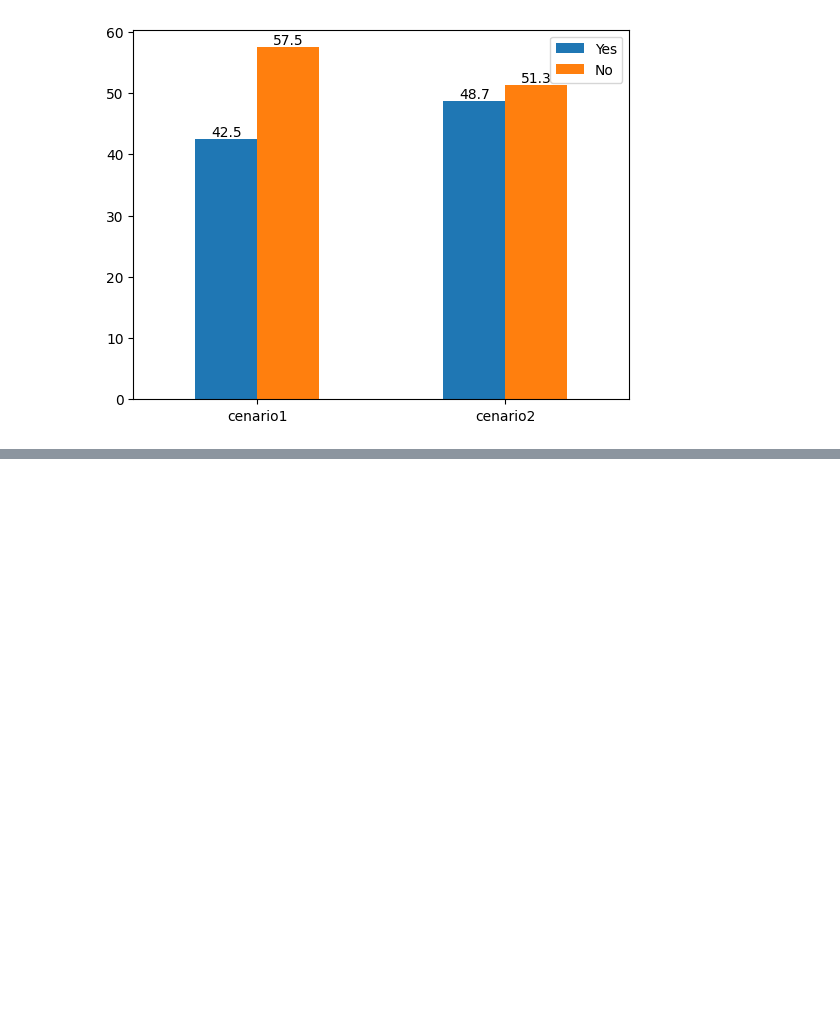
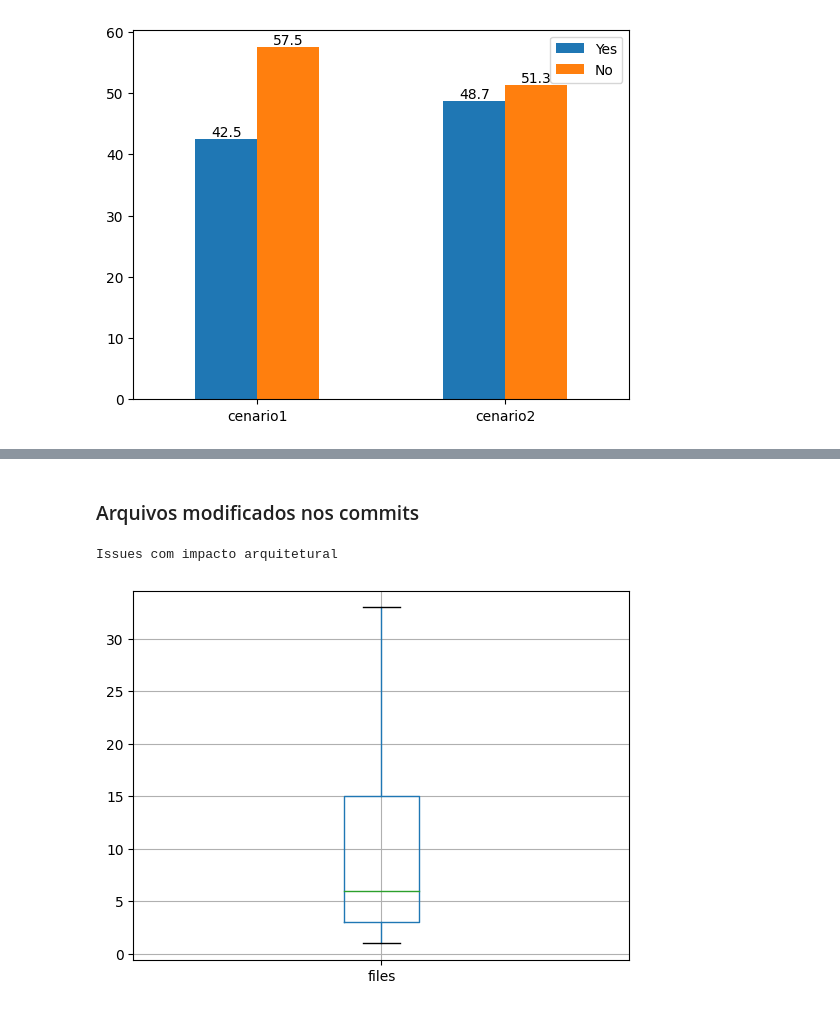
Before and after one commit to armandossrecife/my_validation2, a Jupyter notebook: analise_commits_issues_cassandra_c1_c2.ipynb, the cells around one changed output, grey strips where cells are left out. Drawn from its saved outputs; the diff is of its cells as text; code cells hidden in the pictures; blank space fills up the shorter version.

```diff
--- a/analise_commits_issues_cassandra_c1_c2.ipynb
+++ b/analise_commits_issues_cassandra_c1_c2.ipynb
@@ -316,0 +336,8 @@ for container in ax.containers:
+# %% [markdown]
+### Arquivos modificados nos commits
+# %%
+print('Issues com impacto arquitetural')
+boxplot3 = df_ccai_c1.boxplot(column=['files'], showfliers=False)
+# %% [output]
+Issues com impacto arquitetural
+[figure, added]
```
Also changed, not shown: parts of 8 cells of this notebook.
